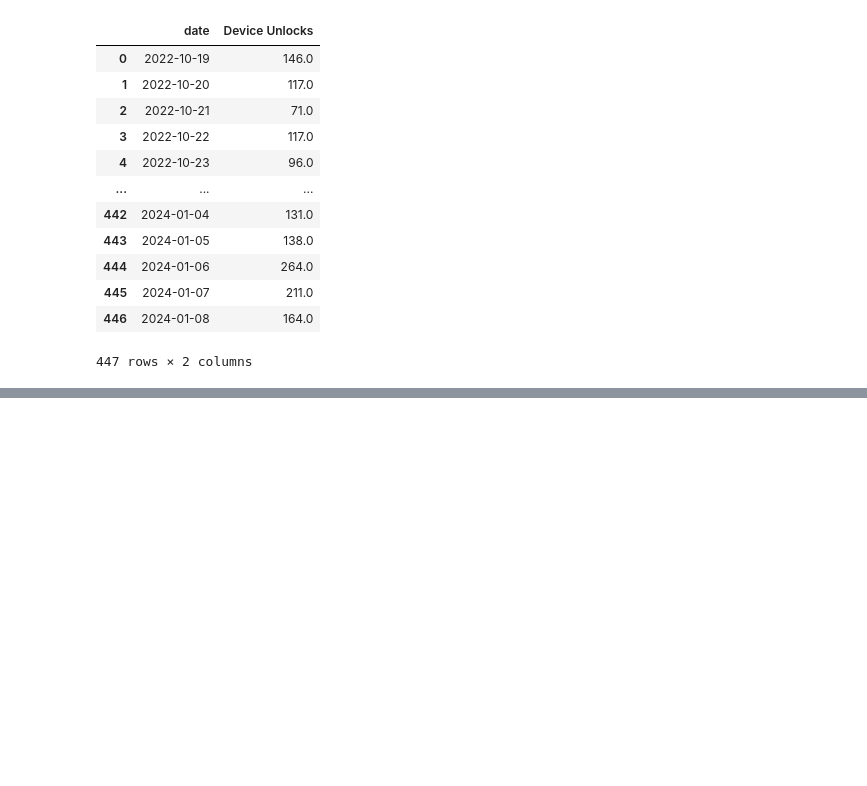
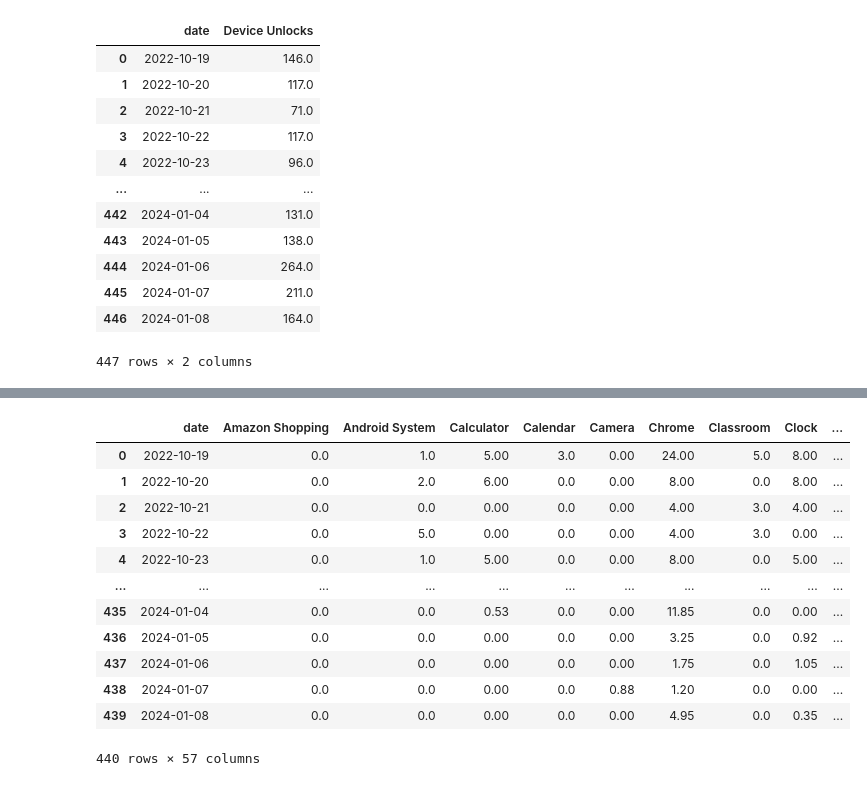
Before and after one commit to estivengrx/statistics-of-use-project, a Jupyter notebook: notebooks_scripts/data_transformation_tests.ipynb, the cells around one changed output, grey strips where cells are left out. Drawn from its saved outputs; the diff is of its cells as text; code cells hidden in the pictures; blank space fills up the shorter version.

```diff
--- a/notebooks_scripts/data_transformation_tests.ipynb
+++ b/notebooks_scripts/data_transformation_tests.ipynb
@@ -468,0 +471,5 @@ data
+# %%
+data_1 = pd.read_csv('D:/Estiven/Datos/Proyectos/statistics-of-use-project/data/processed/first_data_oct_19_2022_first_app_usage_count_motorola.csv', sep=';')
+data_2 = pd.read_csv('D:/Estiven/Datos/Proyectos/statistics-of-use-project/data/processed/sec_data_june_25_2023_sec_app_usage_time_motorola.csv', sep=';')
+
+data_1.head(2)
@@ -468,0 +530,21 @@ data
+# %%
+from functools import reduce
+
+dataframes = [data_1, data_2]  # list of your dataframes
+df_final = reduce(lambda left, right: pd.merge(left, right, how='outer'), dataframes).fillna(0)
+# %%
+df_final
+# %% [output]
+|  | date | Amazon Shopping | Android System | Calculator | Calendar | Camera | Chrome | Classroom | Clock | ... |
+| 0 | 2022-10-19 | 0.0 | 1.0 | 5.00 | 3.0 | 0.00 | 24.00 | 5.0 | 8.00 | ... |
+| 1 | 2022-10-20 | 0.0 | 2.0 | 6.00 | 0.0 | 0.00 | 8.00 | 0.0 | 8.00 | ... |
+| 2 | 2022-10-21 | 0.0 | 0.0 | 0.00 | 0.0 | 0.00 | 4.00 | 3.0 | 4.00 | ... |
+| 3 | 2022-10-22 | 0.0 | 5.0 | 0.00 | 0.0 | 0.00 | 4.00 | 3.0 | 0.00 | ... |
+| 4 | 2022-10-23 | 0.0 | 1.0 | 5.00 | 0.0 | 0.00 | 8.00 | 0.0 | 5.00 | ... |
+| ... | ... | ... | ... | ... | ... | ... | ... | ... | ... | ... |
+| 435 | 2024-01-04 | 0.0 | 0.0 | 0.53 | 0.0 | 0.00 | 11.85 | 0.0 | 0.00 | ... |
+| 436 | 2024-01-05 | 0.0 | 0.0 | 0.00 | 0.0 | 0.00 | 3.25 | 0.0 | 0.92 | ... |
+| 437 | 2024-01-06 | 0.0 | 0.0 | 0.00 | 0.0 | 0.00 | 1.75 | 0.0 | 1.05 | ... |
+| 438 | 2024-01-07 | 0.0 | 0.0 | 0.00 | 0.0 | 0.88 | 1.20 | 0.0 | 0.00 | ... |
+| 439 | 2024-01-08 | 0.0 | 0.0 | 0.00 | 0.0 | 0.00 | 4.95 | 0.0 | 0.35 | ... |
+440 rows × 57 columns
```
Also changed, not shown: parts of 4 cells of this notebook, 22 other files.
